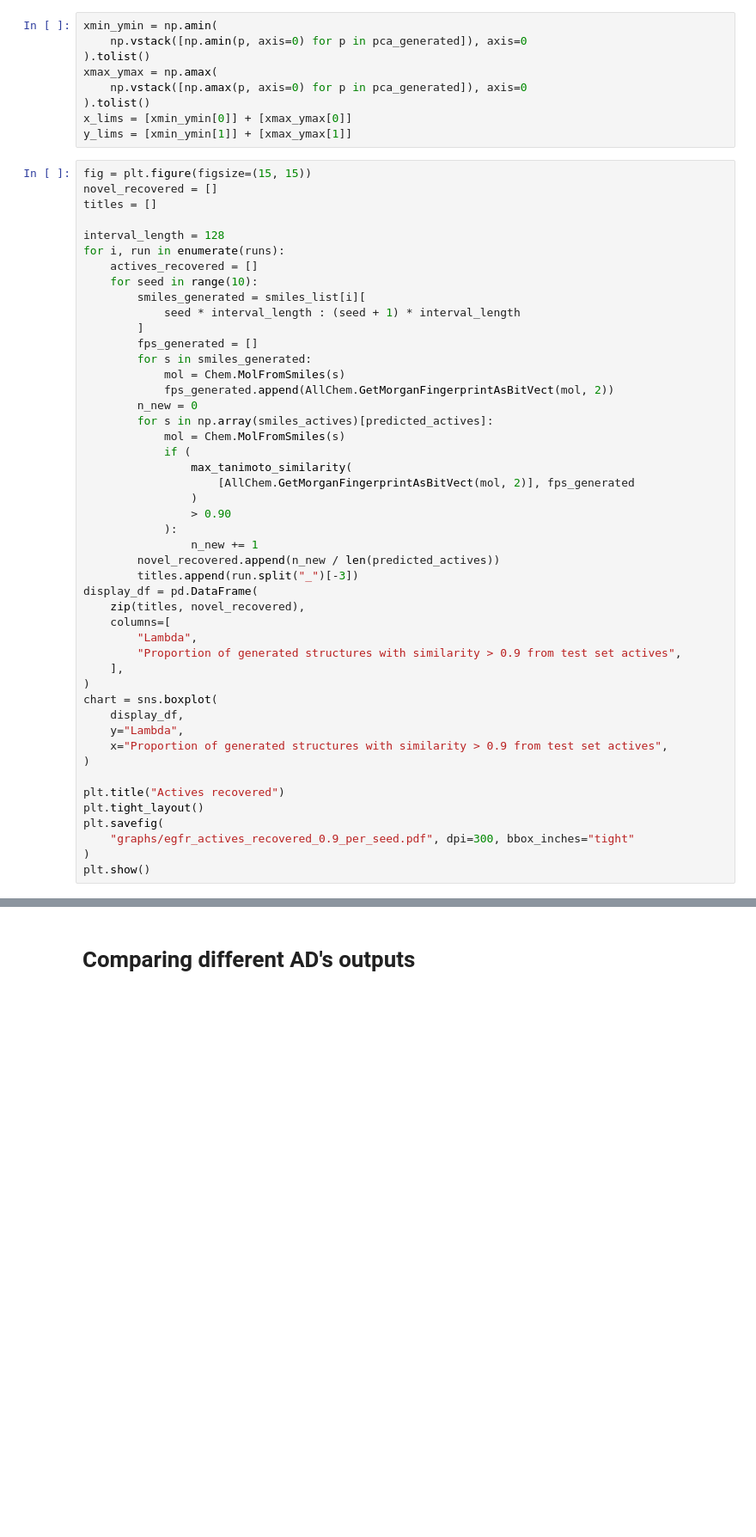
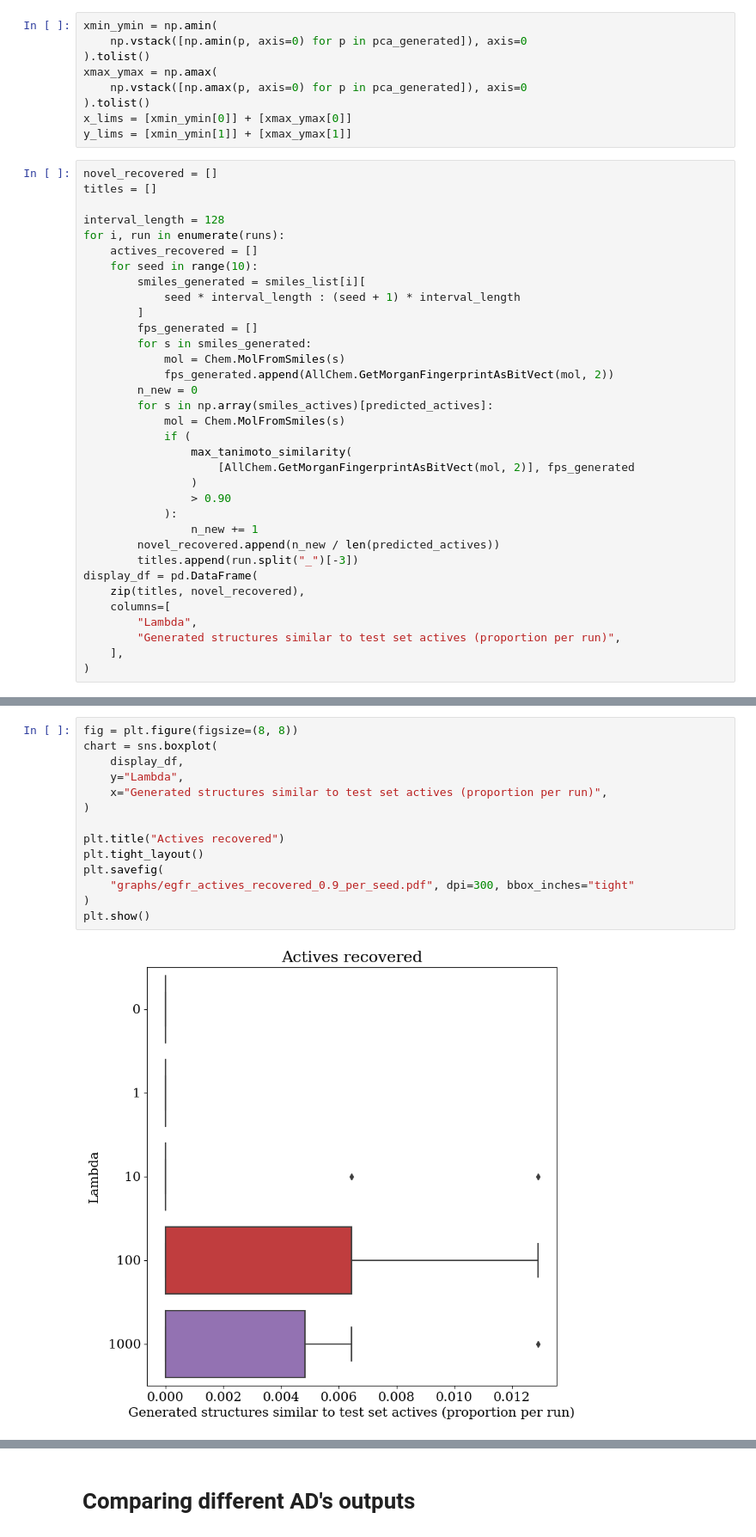
Before and after one commit to maxime-langevin/diverse_molecule_generation, a Jupyter notebook: egfr.ipynb, the cells around one changed output, grey strips where cells are left out. Shown at 86% size. Saved outputs shown, nothing was run; the diff lists cells and outputs as text; blank space fills up the shorter version.

Commit message:
Plot showing the recovery of test actives updated

```diff
--- a/egfr.ipynb
+++ b/egfr.ipynb
@@ -505,7 +505,6 @@ xmax_ymax = np.amax(
 x_lims = [xmin_ymin[0]] + [xmax_ymax[0]]
 y_lims = [xmin_ymin[1]] + [xmax_ymax[1]]
 # %%
-fig = plt.figure(figsize=(15, 15))
 novel_recovered = []
 titles = []
 
@@ -536,18 +535,6 @@ display_df = pd.DataFrame(
     zip(titles, novel_recovered),
     columns=[
         "Lambda",
-        "Proportion of generated structures with similarity > 0.9 from test set actives",
+        "Generated structures similar to test set actives (proportion per run)",
     ],
 )
-chart = sns.boxplot(
-    display_df,
-    y="Lambda",
-    x="Proportion of generated structures with similarity > 0.9 from test set actives",
-)
-
-plt.title("Actives recovered")
-plt.tight_layout()
-plt.savefig(
-    "graphs/egfr_actives_recovered_0.9_per_seed.pdf", dpi=300, bbox_inches="tight"
-)
-plt.show()
@@ -555,0 +541,16 @@ plt.show()
+# %%
+fig = plt.figure(figsize=(8, 8))
+chart = sns.boxplot(
+    display_df,
+    y="Lambda",
+    x="Generated structures similar to test set actives (proportion per run)",
+)
+
+plt.title("Actives recovered")
+plt.tight_layout()
+plt.savefig(
+    "graphs/egfr_actives_recovered_0.9_per_seed.pdf", dpi=300, bbox_inches="tight"
+)
+plt.show()
+# %% [output]
+[figure, added]
```
Also changed, not shown: parts of 14 cells of this notebook, 5 other files.
